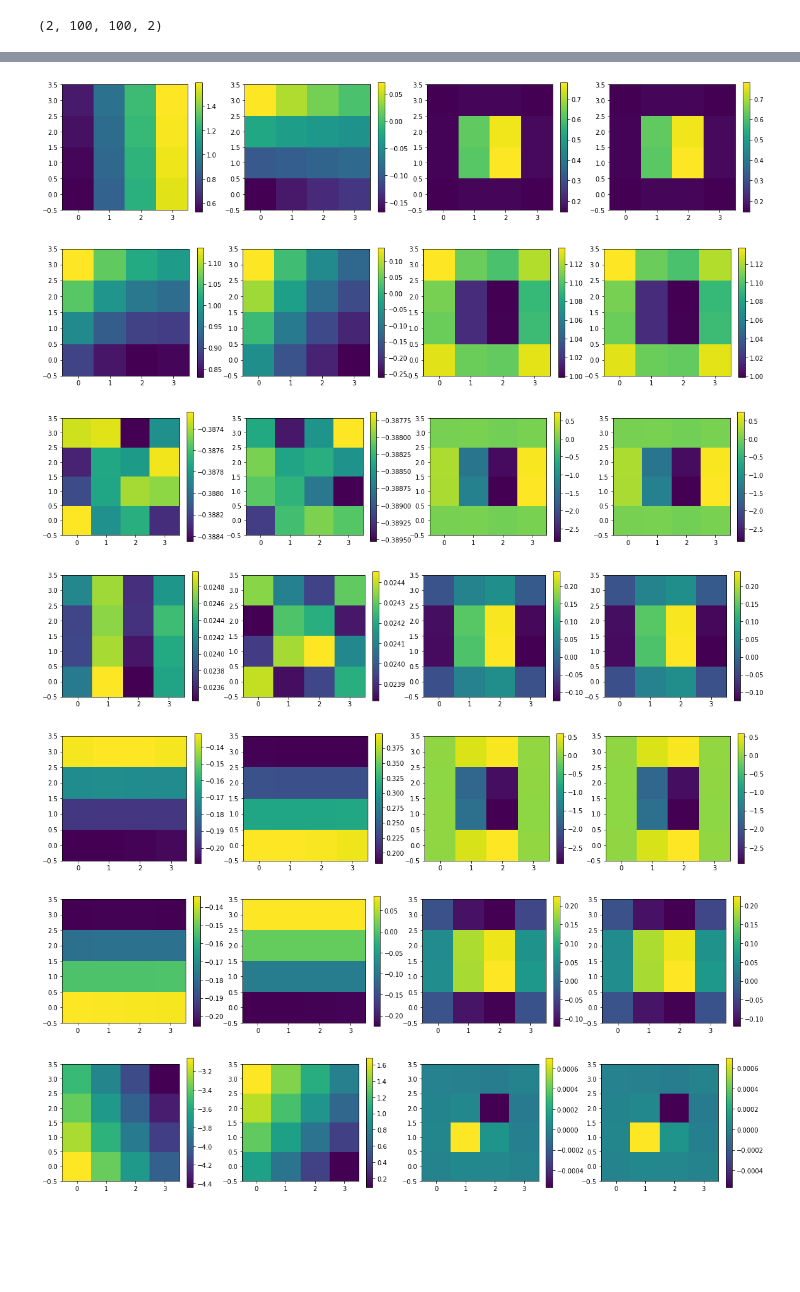
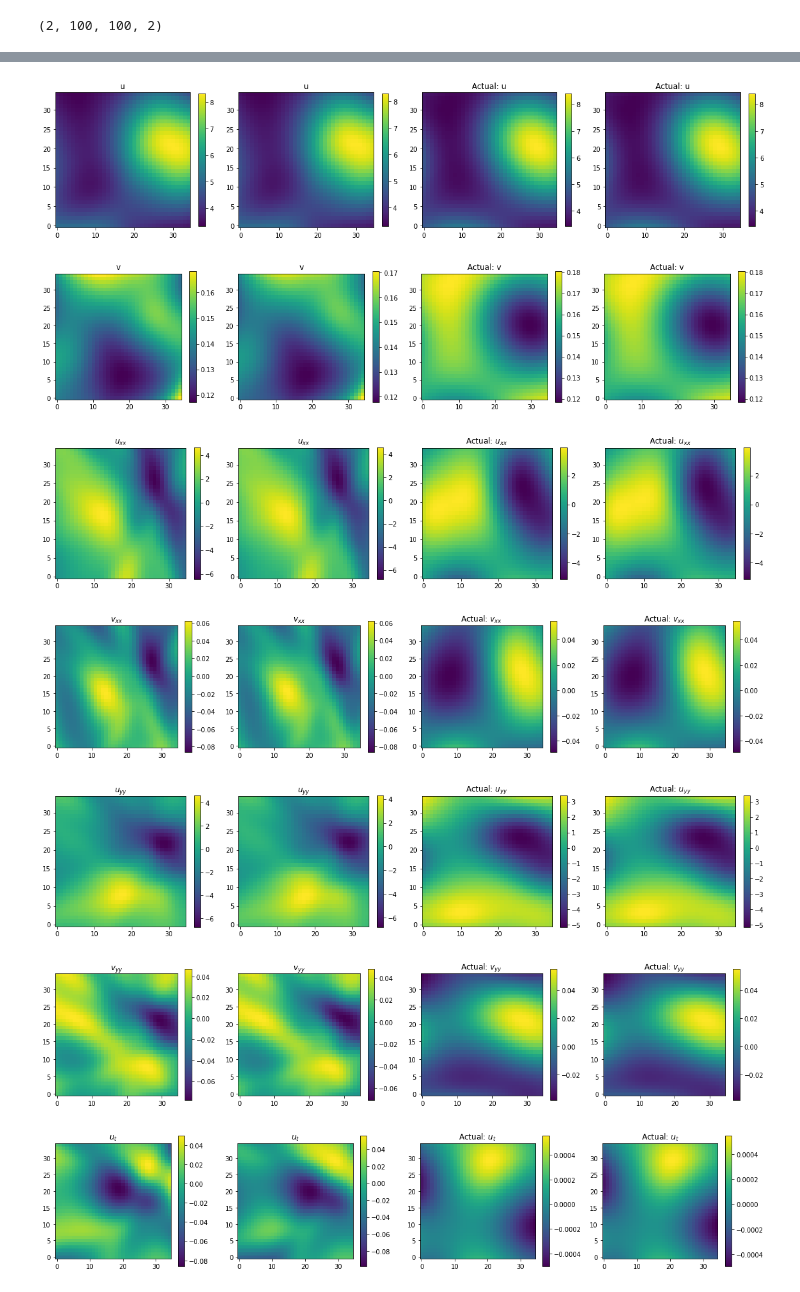
Before and after one commit to rpazuki/morpho_repo, a Jupyter notebook: growth/patch_points_parameter_estimation_derivatives_outputs-Copy3.ipynb, the cells around one changed output, grey strips where cells are left out. Drawn from its saved outputs; the diff is of its cells as text; code cells hidden in the pictures; blank space fills up the shorter version.

```diff
--- a/growth/patch_points_parameter_estimation_derivatives_outputs-Copy3.ipynb
+++ b/growth/patch_points_parameter_estimation_derivatives_outputs-Copy3.ipynb
@@ -124,8 +132,7 @@ c_t = np.array([[t_factors[c] * (data[c, ..., t+1] -  data[c, ..., t])/(t_star[t
 c_t = np.einsum("ctij -> cijt", c_t)
 # %%
 dxdy = x_size*y_size/L**2
-#diff_Y = np.array([[dxdy * simulation.Ds[c] *diffusion((x_size,y_size), data[c, ..., t])
-diff_Y = np.array([[xx_factors[c] * dxdy * diffusion((x_size,y_size), data[c, ..., t])
+diff_Y = np.array([[dxdy * diffusion((x_size,y_size), data[c, ..., t])
                     for t in range(data.shape[3])]
                     for c in range(data.shape[0])
                    ])
@@ -141,8 +148,8 @@ c_t.shape
 # %%
 t_star = t_star[-2:]
 data = data[..., -2:]
-c_xx = c_xx[..., -2:]
-c_yy = c_yy[..., -2:]
+c_x = c_x[..., -2:]
+c_y = c_y[..., -2:]
 c_t = c_t[..., -2:]
 diff_Y = diff_Y[..., -2:]
 T = t_star.shape[0]
@@ -158,7 +165,8 @@ data.shape
 indices_all = np.arange(0, x_size*y_size*T, 1).reshape((T, x_size,y_size))
 #indices_sub = indices_all[:, 30:60, 50:80]
 #indices_sub = indices_all[:, 30:65, 50:85]
-indices_sub = indices_all[:, 30:65:10, 50:85:10]
+#indices_sub = indices_all[:, 30:65:10, 50:85:10]
+indices_sub = indices_all[:, 30:65, 50:85]
 block_x = indices_sub.shape[1]
 block_y = indices_sub.shape[2]
 block_size = indices_sub.shape[1]*indices_sub.shape[2]
@@ -168,7 +176,7 @@ model_params = {'training_data_size': x_size*y_size*T,
                 'pde_data_size': x_size*y_size*T,
                 'boundary_data_size':((x_size + y_size)*T),
                 'diffusion': diff_Y,
-                'derivatives':[c_xx, c_yy, c_t],
+                'derivatives':[c_x, c_y, c_t],
                 'signal_to_noise':0.0,
                 'shuffle':False,
                 'idx_data':indices_sub.flatten()}
@@ -471,41 +503,45 @@ print(np.sqrt(np.mean((v_t1-der_v_outputs[:block_size,2].reshape(block_x, block_
 # %%
-def p(m1, m2,  m3, m4):
+def p(m1, m2,  m3, m4, title=""):
     _ = plt.figure(figsize=(16,6))
     plt.subplot(141)
+    plt.title(title)
     plt.imshow(m1,
                origin='lower')
     plt.colorbar(shrink=.5)
     plt.subplot(142)
+    plt.title(title)
     plt.imshow(m2,
                origin='lower')
     plt.colorbar(shrink=.5)
 
     plt.subplot(143)
+    plt.title("Actual: " + title)
     plt.imshow(m3.reshape(block_x, block_y).T,
                origin='lower')
     plt.colorbar(shrink=.5)
     plt.subplot(144)
+    plt.title("Actual: " + title)
     plt.imshow(m4.reshape(block_x, block_y).T,
                origin='lower')
     plt.colorbar(shrink=.5)
     plt.tight_layout()
     plt.show()
-p(u1, u2, obs_outputs[:block_size,0], obs_outputs[block_size:,0])
-p(v1, v2, obs_outputs[:block_size,1], obs_outputs[block_size:,1])
-p(u_xx1, u_xx2, der_u_outputs[:block_size,0], der_u_outputs[block_size:,0])
-p(v_xx1, v_xx2, der_v_outputs[:block_size,0], der_v_outputs[block_size:,0])
-p(u_yy1, u_yy2, der_u_outputs[:block_size,1], der_u_outputs[block_size:,1])
-p(v_yy1, v_yy2, der_v_outputs[:block_size,1], der_v_outputs[block_size:,1])
-p(u_t1, u_t2, der_u_outputs[:block_size,2], der_u_outputs[block_size:,2])
-p(v_t1, v_t2, der_v_outputs[:block_size,2], der_v_outputs[block_size:,2])
+p(u1, u2, obs_outputs[:block_size,0], obs_outputs[block_size:,0], "u")
+p(v1, v2, obs_outputs[:block_size,1], obs_outputs[block_size:,1], "v")
+p(u_xx1, u_xx2, der_u_outputs[:block_size,0], der_u_outputs[block_size:,0], r"$u_{xx}$")
+p(v_xx1, v_xx2, der_v_outputs[:block_size,0], der_v_outputs[block_size:,0], r"$v_{xx}$")
+p(u_yy1, u_yy2, der_u_outputs[:block_size,1], der_u_outputs[block_size:,1], r"$u_{yy}$")
+p(v_yy1, v_yy2, der_v_outputs[:block_size,1], der_v_outputs[block_size:,1], r"$v_{yy}$")
+p(u_t1, u_t2, der_u_outputs[:block_size,2], der_u_outputs[block_size:,2], r"$u_{t}$")
+p(v_t1, v_t2, der_v_outputs[:block_size,2], der_v_outputs[block_size:,2], r"$v_{t}$")
 
-p(u_xx1+u_yy1, (v_xx1+v_yy1), dataset['diff_output'][:block_size,0], dataset['diff_output'][:block_size,1])
-p(u_xx2+u_yy2, (v_xx2+v_yy2), dataset['diff_output'][block_size:,0], dataset['diff_output'][block_size:,1])
+p(u_xx1+u_yy1, (v_xx1+v_yy1), dataset['diff_output'][:block_size,0], dataset['diff_output'][:block_size,1], r"$u_{xx} + u_{yy}$")
+p(u_xx2+u_yy2, (v_xx2+v_yy2), dataset['diff_output'][block_size:,0], dataset['diff_output'][block_size:,1], r"$v_{xx} + v_{yy}$")
 # %% [output]
-[figure, old version]
+[figure, new version]
-[figure, old version]
+[figure, new version]
-[figure, old version]
+[figure, new version]
-[figure, old version]
+[figure, new version]
-[figure, old version]
+[figure, new version]
-[figure, old version]
+[figure, new version]
-[figure, old version]
+[figure, new version]
```
Also changed, not shown: parts of 84 cells of this notebook, 10 other files.
